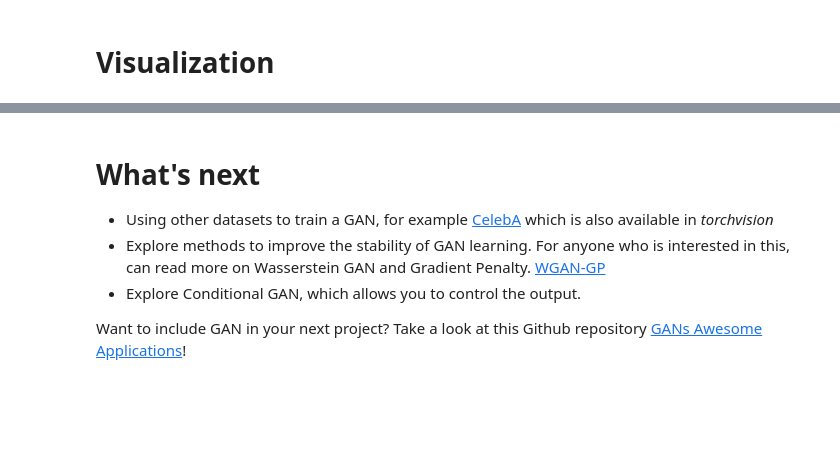
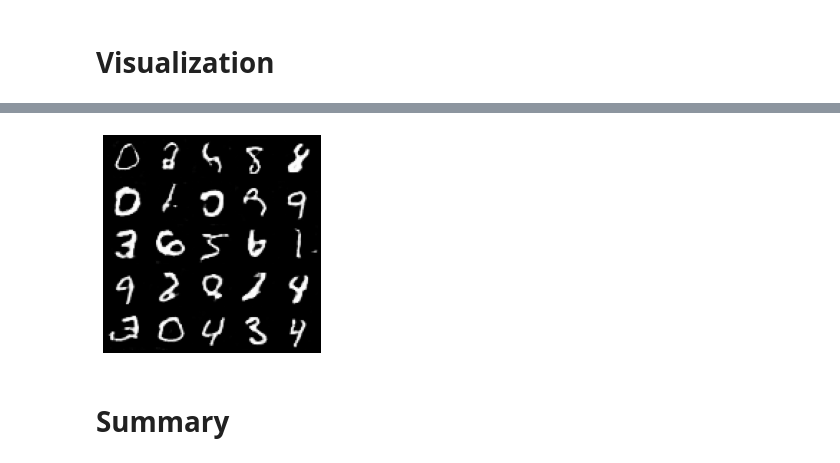
Before and after one commit to EmiTR/MasterProject-ET, a Jupyter notebook: ET_MNIST_DCGAN_ContentFehlt.ipynb, the cells around one changed output, grey strips where cells are left out. Drawn from its saved outputs; the diff is of its cells as text; code cells hidden in the pictures; blank space fills up the shorter version.

```diff
--- a/ET_MNIST_DCGAN_ContentFehlt.ipynb
+++ b/ET_MNIST_DCGAN_ContentFehlt.ipynb
@@ -457,9 +347,8 @@ show_images(imgs)
-# %% [markdown]
-# What's next
-
-
-*   Using other datasets to train a GAN, for example [CelebA](http://mmlab.ie.cuhk.edu.hk/projects/CelebA.html) which is also available in *torchvision*
-*   Explore methods to improve the stability of GAN learning. For anyone who is interested in this, can read more on Wasserstein GAN and Gradient Penalty. [WGAN-GP](https://jonathan-hui.medium.com/gan-wasserstein-gan-wgan-gp-6a1a2aa1b490)
-*   Explore Conditional GAN, which allows you to control the output.
-
-Want to include GAN in your next project? Take a look at this Github repository [GANs Awesome Applications](https://github.com/nashory/gans-awesome-applications)!
+# %%
+#Using the generator after training to generate fake fotos
+noise = noise_vector(25, Z_DIM).to(device)
+show_images(gen(noise))
+# %% [output]
+[figure, added]
+# %% [markdown]
+# Summary
```
Also changed, not shown: parts of 33 cells of this notebook.
